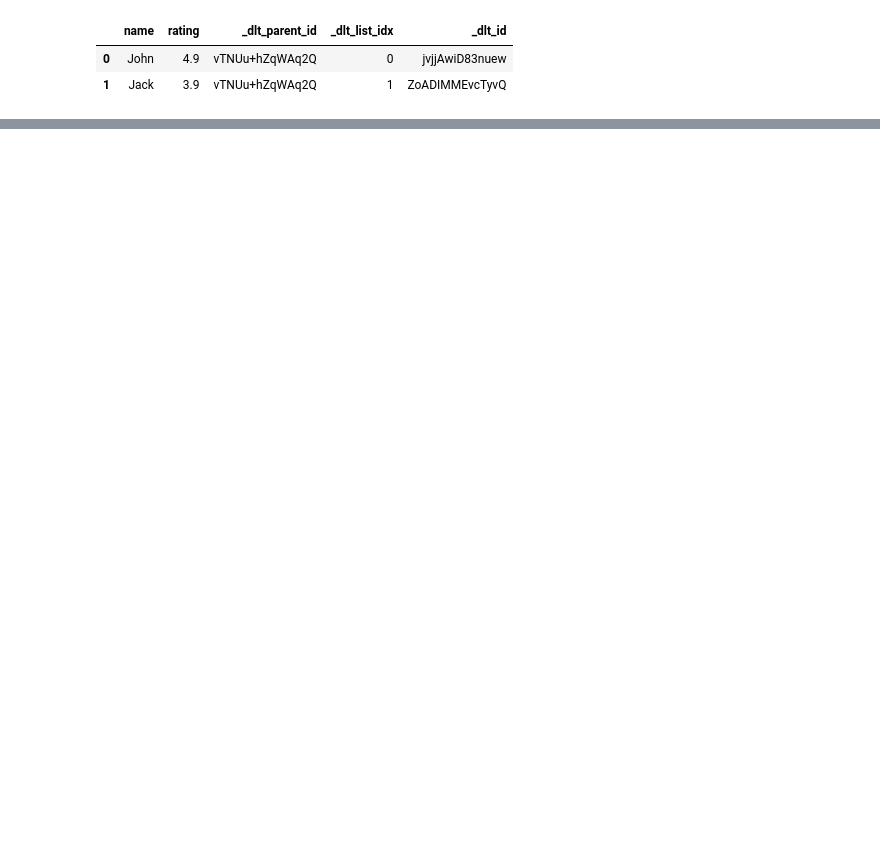
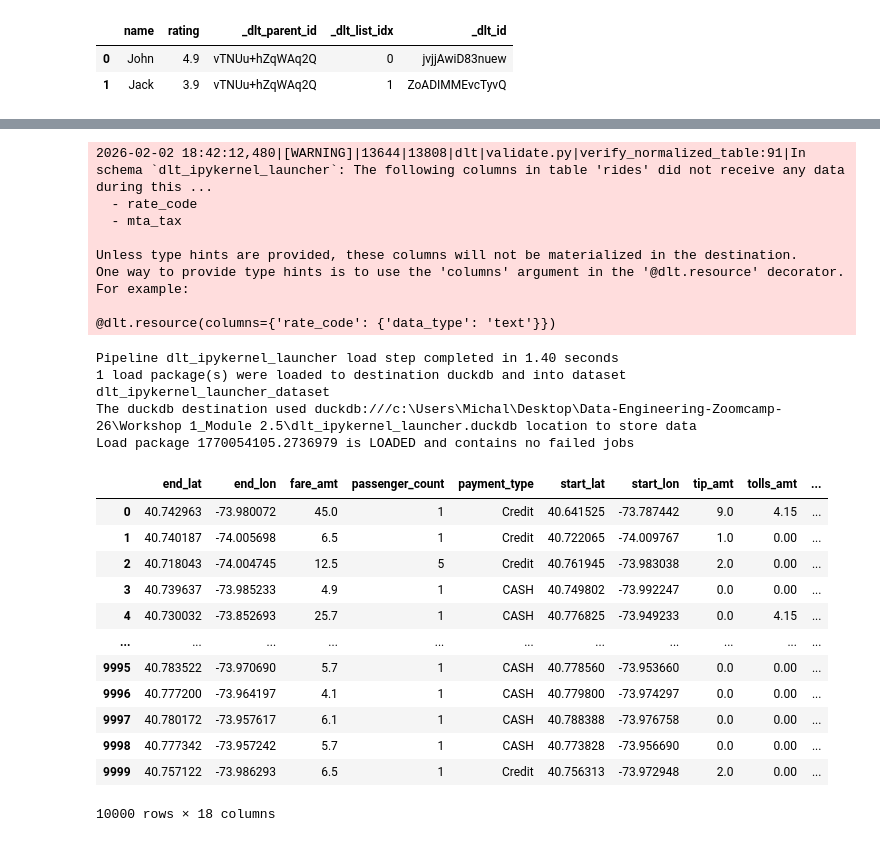
Before and after one commit to titlmichal/Data-Engineering-Zoomcamp-26, a Jupyter notebook: Workshop 1_Module 2.5/examples.ipynb, the cells around one changed output, grey strips where cells are left out. Saved outputs shown, nothing was run; the diff lists cells and outputs as text; code cells hidden in the pictures; blank space fills up the shorter version.

Commit message:
Finish workshop 1/module 2.5: loading data with dlt into local DB, bigquery, data lake

```diff
--- a/Workshop 1_Module 2.5/examples.ipynb
+++ b/Workshop 1_Module 2.5/examples.ipynb
@@ -259,4 +259,55 @@ Load was a success!
 | 0 | b00361a396177a9cb410ff61f20015ad | VTS | 2009-06-14 23:23:00 | 2009-06-14 23:48:00 | -73.787442 | 40.641525 | -73.980072 | 40.742963 |
 # %%
 # LOADING DATA WITH DLT
-...
+import dlt
+from dlt.sources.helpers.rest_client import RESTClient
+from dlt.sources.helpers.rest_client.paginators import PageNumberPaginator
+
+# Define the API resource for NYC taxi data (via decorator ==> creates from the ny_taxi() a resource to be fed to pipeline.run())
+@dlt.resource(name="rides")   # <--- The name of the resource (will be used as the table name)
+def ny_taxi():
+    client = RESTClient(
+        base_url="https://us-central1-dlthub-analytics.cloudfunctions.net",
+        paginator=PageNumberPaginator(
+            base_page=1,
+            total_path=None
+        )
+    )
+    for page in client.paginate("data_engineering_zoomcamp_api"):    # <--- API endpoint for retrieving taxi ride data
+        yield page   # <--- yield data to manage memory
+
+# define new dlt pipeline
+pipeline = dlt.pipeline(destination="duckdb")
+
+# run the pipeline with the new resource
+load_info = pipeline.run(ny_taxi, write_disposition="replace")
+print(load_info)
+
+# explore loaded data
+pipeline.dataset().rides.df()
+# %% [output]
+2026-02-02 18:42:12,480|[WARNING]|13644|13808|dlt|validate.py|verify_normalized_table:91|In schema `dlt_ipykernel_launcher`: The following columns in table 'rides' did not receive any data during this ...
+  - rate_code
+  - mta_tax
+
+Unless type hints are provided, these columns will not be materialized in the destination.
+One way to provide type hints is to use the 'columns' argument in the '@dlt.resource' decorator.  For example:
+
+@dlt.resource(columns={'rate_code': {'data_type': 'text'}})
+Pipeline dlt_ipykernel_launcher load step completed in 1.40 seconds
+1 load package(s) were loaded to destination duckdb and into dataset dlt_ipykernel_launcher_dataset
+The duckdb destination used duckdb:///c:\Users\Michal\Desktop\Data-Engineering-Zoomcamp-26\Workshop 1_Module 2.5\dlt_ipykernel_launcher.duckdb location to store data
+Load package 1770054105.2736979 is LOADED and contains no failed jobs
+|  | end_lat | end_lon | fare_amt | passenger_count | payment_type | start_lat | start_lon | tip_amt | tolls_amt | ... |
+| 0 | 40.742963 | -73.980072 | 45.0 | 1 | Credit | 40.641525 | -73.787442 | 9.0 | 4.15 | ... |
+| 1 | 40.740187 | -74.005698 | 6.5 | 1 | Credit | 40.722065 | -74.009767 | 1.0 | 0.00 | ... |
+| 2 | 40.718043 | -74.004745 | 12.5 | 5 | Credit | 40.761945 | -73.983038 | 2.0 | 0.00 | ... |
+| 3 | 40.739637 | -73.985233 | 4.9 | 1 | CASH | 40.749802 | -73.992247 | 0.0 | 0.00 | ... |
+| 4 | 40.730032 | -73.852693 | 25.7 | 1 | CASH | 40.776825 | -73.949233 | 0.0 | 4.15 | ... |
+| ... | ... | ... | ... | ... | ... | ... | ... | ... | ... | ... |
+| 9995 | 40.783522 | -73.970690 | 5.7 | 1 | CASH | 40.778560 | -73.953660 | 0.0 | 0.00 | ... |
+| 9996 | 40.777200 | -73.964197 | 4.1 | 1 | CASH | 40.779800 | -73.974297 | 0.0 | 0.00 | ... |
+| 9997 | 40.780172 | -73.957617 | 6.1 | 1 | CASH | 40.788388 | -73.976758 | 0.0 | 0.00 | ... |
+| 9998 | 40.777342 | -73.957242 | 5.7 | 1 | CASH | 40.773828 | -73.956690 | 0.0 | 0.00 | ... |
+| 9999 | 40.757122 | -73.986293 | 6.5 | 1 | Credit | 40.756313 | -73.972948 | 2.0 | 0.00 | ... |
+10000 rows × 18 columns
```
Also changed, not shown: parts of 2 cells of this notebook, 1 other file.
